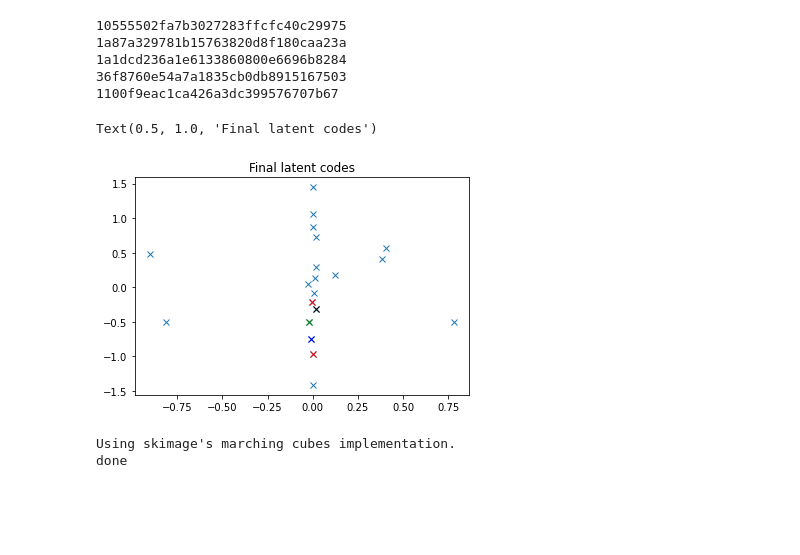
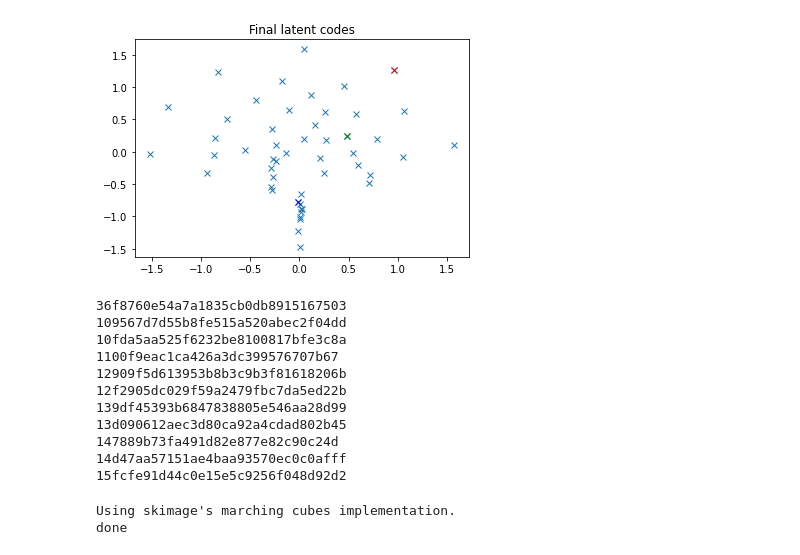
Before and after one commit to lcordey/codePDM, a Jupyter notebook: img2sdf_code/test.ipynb, the cells around one changed output. Drawn from its saved outputs; the diff is of its cells as text; code cells hidden in the pictures; blank space fills up the shorter version.

```diff
--- a/img2sdf_code/test.ipynb
+++ b/img2sdf_code/test.ipynb
@@ -7,43 +7,57 @@ import cv2
 from sklearn.preprocessing import StandardScaler
 from sklearn.decomposition import PCA
 
 LOGS_PATH = "../../image2sdf/logs/decoder/log.pkl"
 LATENT_CODE_PATH = "models_and_codes/latent_code.pkl"
 PLOT_PATH = "../../image2sdf/plots/pca/"
 
 logs = pickle.load(open(LOGS_PATH, 'rb'))
 dict_hash_2_code = pickle.load(open(LATENT_CODE_PATH, 'rb'))
 
 list_model_hash = list(dict_hash_2_code.keys())
 norm = []
 for hash_1 in list_model_hash:
     for hash_2 in list_model_hash:
         norm.append((dict_hash_2_code[hash_1] - dict_hash_2_code[hash_2]).norm())
 
 code = []
 for hash in dict_hash_2_code.keys():
     code.append(np.array(dict_hash_2_code[hash]))
 code = np.array(code)
 
 # code = StandardScaler().fit_transform(code)
 # pca = PCA(n_components=6)
 # principalComponents = pca.fit_transform(code)
 
 # plt.plot(principalComponents[:,0], principalComponents[:,1], 'x')
 
+i = 47
+
 plt.plot(code[:,0], code[:,1], 'x')
-plt.plot(code[0,0], code[0,1], 'rx')
-plt.plot(code[1,0], code[1,1], 'bx')
+plt.plot(code[i,0], code[i,1], 'rx')
+plt.plot(code[i+1,0], code[i+1,1], 'gx')
+plt.plot(code[i+2,0], code[i+2,1], 'bx')
 plt.title("Final latent codes")
-# plt.savefig(PLOT_PATH + "latent_space.png")
+plt.savefig(PLOT_PATH + "latent_space.png")
+
+# 0 13 16 17 26 29 36 37 40 41 48
 # %% [output]
-10555502fa7b3027283ffcfc40c29975
-1a87a329781b15763820d8f180caa23a
-1a1dcd236a1e6133860800e6696b8284
-36f8760e54a7a1835cb0db8915167503
-1100f9eac1ca426a3dc399576707b67
-Text(0.5, 1.0, 'Final latent codes')
-[figure, old version]
+[figure, new version]
+# %%
+for i in 0, 13, 16, 17, 26, 29, 36, 37, 40, 41, 48:
+    print(list_model_hash[i])
+# %% [output]
+36f8760e54a7a1835cb0db8915167503
+109567d7d55b8fe515a520abec2f04dd
+10fda5aa525f6232be8100817bfe3c8a
+1100f9eac1ca426a3dc399576707b67
+12909f5d613953b8b3c9b3f81618206b
+12f2905dc029f59a2479fbc7da5ed22b
+139df45393b6847838805e546aa28d99
+13d090612aec3d80ca92a4cdad802b45
+147889b73fa491d82e877e82c90c24d
+14d47aa57151ae4baa93570ec0c0afff
+15fcfe91d44c0e15e5c9256f048d92d2
 # %%
 from pytorch3d.ops.knn import knn_points
 
```
Also changed, not shown: 2 other files.
